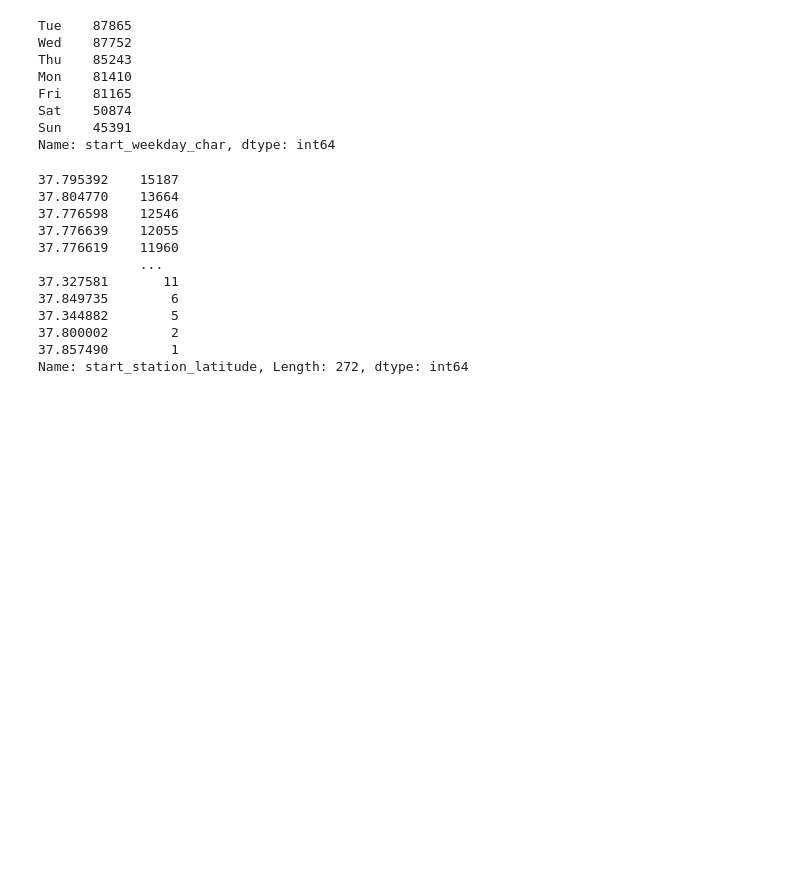
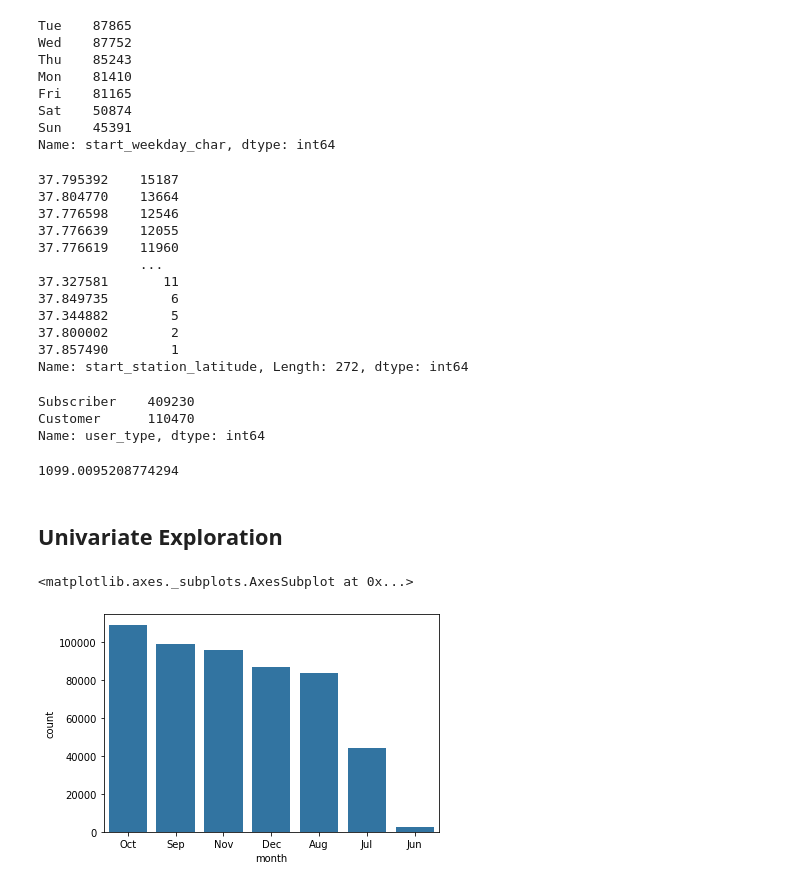
Before and after one commit to Siddharth1698/Ford-GoBike-Data-Visualization, a Jupyter notebook: exploration.ipynb, the cells around one changed output. Drawn from its saved outputs; the diff is of its cells as text; code cells hidden in the pictures; blank space fills up the shorter version.

Commit message:
univariate data analysis

```diff
--- a/exploration.ipynb
+++ b/exploration.ipynb
@@ -183,3 +183,24 @@ df.start_station_latitude.value_counts()
 37.800002        2
 37.857490        1
 Name: start_station_latitude, Length: 272, dtype: int64
+# %%
+df.user_type.value_counts()
+# %% [output]
+Subscriber    409230
+Customer      110470
+Name: user_type, dtype: int64
+# %%
+df.duration_sec.mean()
+# %% [output]
+1099.0095208774294
+# %% [markdown]
+## Univariate Exploration
+# %%
+base_color = sb.color_palette()[0]
+month_order = df['month'].value_counts().index
+sb.countplot(data = df, x = 'month', color = base_color, order = month_order)
+
+# getting the month data in bar chart
+# %% [output]
+<matplotlib.axes._subplots.AxesSubplot at 0x...>
+[figure, added]
```
Also changed, not shown: parts of 10 cells of this notebook.
